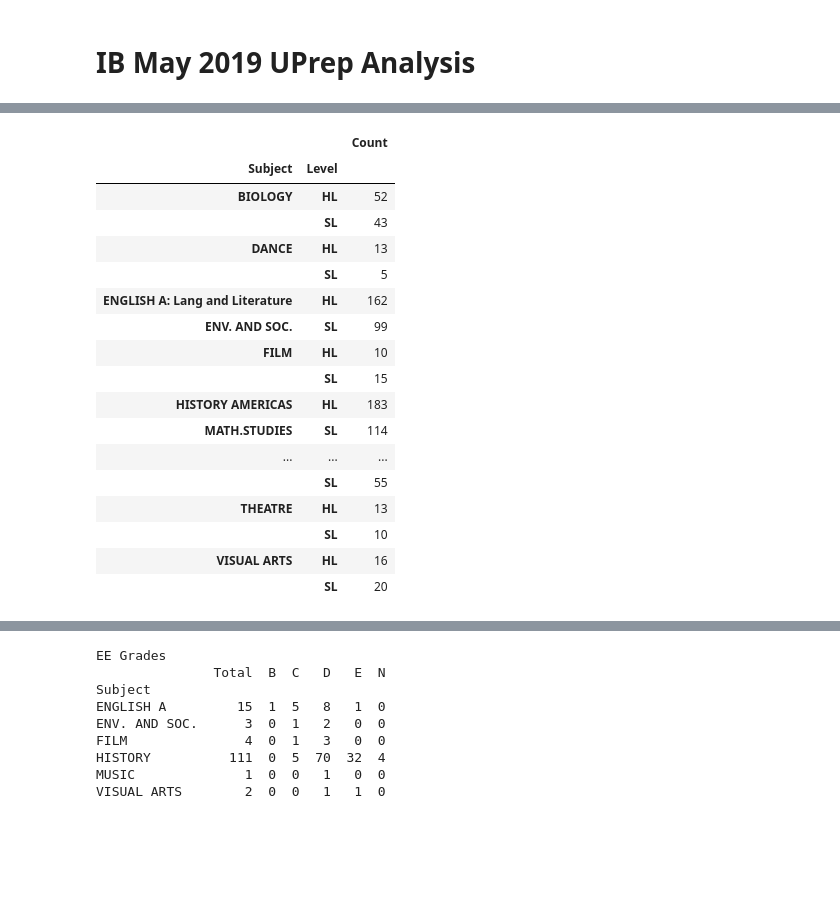
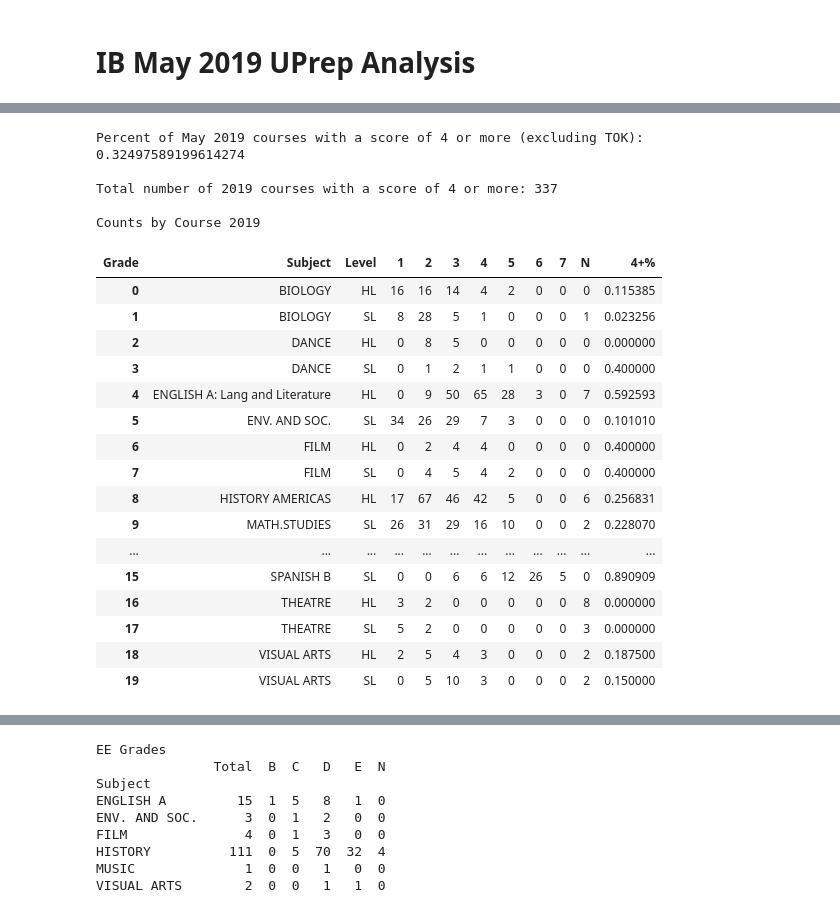
Before and after one commit to dpchurchman/Portfolio, a Jupyter notebook: IB May 2019 UPrep Analysis.ipynb, the cells around one changed output, grey strips where cells are left out. Saved outputs shown, nothing was run; the diff lists cells and outputs as text; code cells hidden in the pictures; blank space fills up the shorter version.

```diff
--- a/IB May 2019 UPrep Analysis.ipynb
+++ b/IB May 2019 UPrep Analysis.ipynb
@@ -138,23 +268,52 @@ courses = all_courses[(all_courses['Level'] == 'SL') | (all_courses['Level'] ==
 #courses = courses.sort_values(by='Title')
 courses.sort_values(by=['Subject','Level'])
 coursescount = courses.iloc[:,0:3].groupby(['Subject','Level']).count().rename(columns={'Category':'Count'})
-coursescount
+#coursescount
+all_courses18 = results18[results18['Subject'].notnull()]
+all_courses18 = all_courses18.iloc[:,1:6]
+all_courses18
+courses18 = all_courses18[(all_courses18['Level'] == 'SL') | (all_courses18['Level'] == 'HL') ]
+#courses['Title'] = courses['Subject'] +' - ' + courses['Level']
+#courses = courses.sort_values(by='Title')
+courses18.sort_values(by=['Subject','Level'])
+coursescount18 = courses18.iloc[:,0:3].groupby(['Subject','Level']).count().rename(columns={'Category':'Count'})
+#coursescount
-# %% [output]
-|  |  | Count |
-| Subject | Level |  |
-| BIOLOGY | HL | 52 |
-|  | SL | 43 |
-| DANCE | HL | 13 |
-|  | SL | 5 |
-| ENGLISH A: Lang and Literature | HL | 162 |
-| ENV. AND SOC. | SL | 99 |
-| FILM | HL | 10 |
-|  | SL | 15 |
-| HISTORY AMERICAS | HL | 183 |
-| MATH.STUDIES | SL | 114 |
-| ... | ... | ... |
-|  | SL | 55 |
-| THEATRE | HL | 13 |
-|  | SL | 10 |
-| VISUAL ARTS | HL | 16 |
-|  | SL | 20 |
+# %%
+courses_real = courses.iloc[:,[1,2,4]]
+grades_pivot = courses_real.pivot_table(index=['Subject','Level'],aggfunc=len,columns='Grade').fillna(0).astype(int)
+grades_pivot
+grades_pivot.reset_index(level=1,inplace=True)
+grades_pivot.reset_index(level=0,inplace=True)
+grades_pivot['4+%'] = grades_pivot.loc[:,'4':'7'].sum(axis=1)/grades_pivot.loc[:,'1':'N'].sum(axis=1)
+total_courses_passing = grades_pivot.loc[:,'4':'7'].sum(axis=0
+                                                       ).sum(axis=0)/grades_pivot.loc[:,'1':'N'].sum(axis=0).sum(axis=0)
+
+print('Percent of May 2019 courses with a score of 4 or more (excluding TOK): ', total_courses_passing)
+print()
+print('Total number of 2019 courses with a score of 4 or more:',grades_pivot.loc[:,'4':'7'].sum(axis=1).sum(axis=0) )
+print()
+print('Counts by Course 2019')
+grades_pivot
+# %% [output]
+Percent of May 2019 courses with a score of 4 or more (excluding TOK):  0.32497589199614274
+
+Total number of 2019 courses with a score of 4 or more: 337
+
+Counts by Course 2019
+| Grade | Subject | Level | 1 | 2 | 3 | 4 | 5 | 6 | 7 | N | 4+% |
+| 0 | BIOLOGY | HL | 16 | 16 | 14 | 4 | 2 | 0 | 0 | 0 | 0.115385 |
+| 1 | BIOLOGY | SL | 8 | 28 | 5 | 1 | 0 | 0 | 0 | 1 | 0.023256 |
+| 2 | DANCE | HL | 0 | 8 | 5 | 0 | 0 | 0 | 0 | 0 | 0.000000 |
+| 3 | DANCE | SL | 0 | 1 | 2 | 1 | 1 | 0 | 0 | 0 | 0.400000 |
+| 4 | ENGLISH A: Lang and Literature | HL | 0 | 9 | 50 | 65 | 28 | 3 | 0 | 7 | 0.592593 |
+| 5 | ENV. AND SOC. | SL | 34 | 26 | 29 | 7 | 3 | 0 | 0 | 0 | 0.101010 |
+| 6 | FILM | HL | 0 | 2 | 4 | 4 | 0 | 0 | 0 | 0 | 0.400000 |
+| 7 | FILM | SL | 0 | 4 | 5 | 4 | 2 | 0 | 0 | 0 | 0.400000 |
+| 8 | HISTORY AMERICAS | HL | 17 | 67 | 46 | 42 | 5 | 0 | 0 | 6 | 0.256831 |
+| 9 | MATH.STUDIES | SL | 26 | 31 | 29 | 16 | 10 | 0 | 0 | 2 | 0.228070 |
+| ... | ... | ... | ... | ... | ... | ... | ... | ... | ... | ... | ... |
+| 15 | SPANISH B | SL | 0 | 0 | 6 | 6 | 12 | 26 | 5 | 0 | 0.890909 |
+| 16 | THEATRE | HL | 3 | 2 | 0 | 0 | 0 | 0 | 0 | 8 | 0.000000 |
+| 17 | THEATRE | SL | 5 | 2 | 0 | 0 | 0 | 0 | 0 | 3 | 0.000000 |
+| 18 | VISUAL ARTS | HL | 2 | 5 | 4 | 3 | 0 | 0 | 0 | 2 | 0.187500 |
+| 19 | VISUAL ARTS | SL | 0 | 5 | 10 | 3 | 0 | 0 | 0 | 2 | 0.150000 |
```
Also changed, not shown: parts of 28 cells of this notebook.
